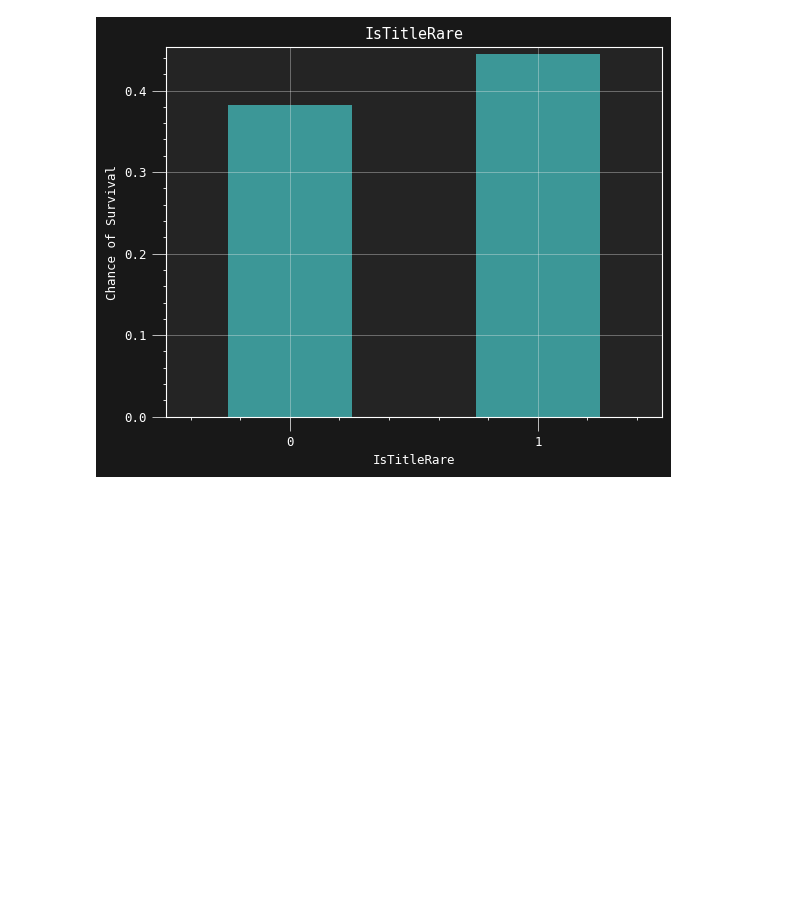
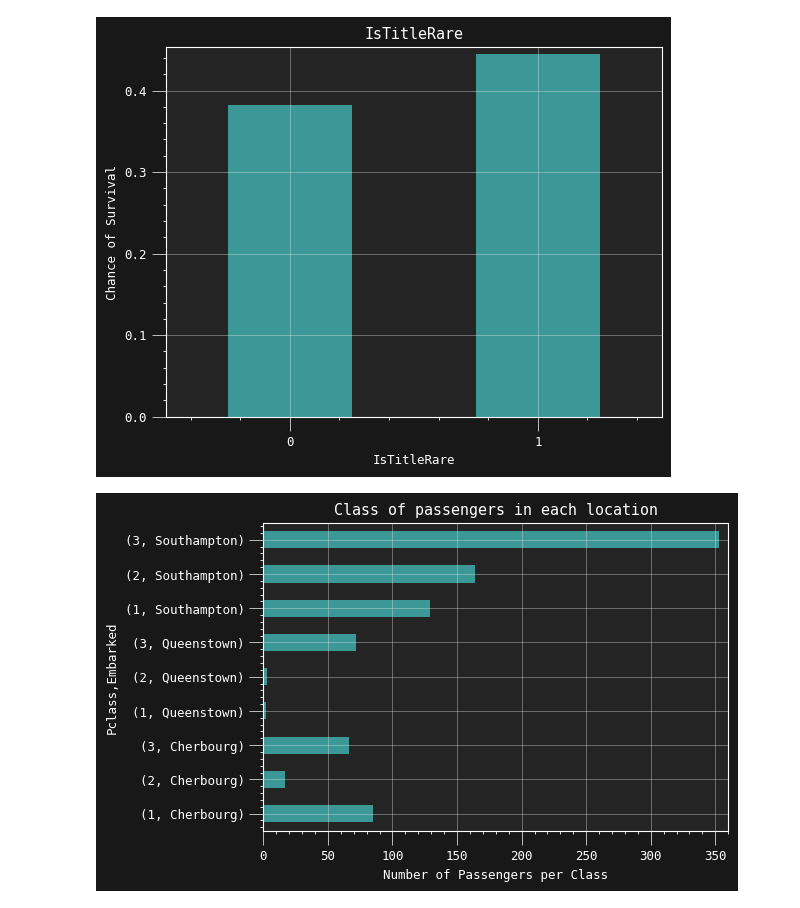
Before and after one commit to Homanloo/Titanic-Survival, a Jupyter notebook: Data_analysis.ipynb, the cells around one changed output. Cells and saved outputs as stored; diff of their text form; code cells hidden in the pictures; blank space fills up the shorter version.

```diff
--- a/Data_analysis.ipynb
+++ b/Data_analysis.ipynb
@@ -319,3 +336,18 @@ group_plot(df, "IsAlone", "bar")
 group_plot(df, "IsTitleRare", "bar")
 # %% [output]
 [figure]
+# %%
+grouped_embarked_pclass = df.groupby("Pclass")["Embarked"].value_counts()
+grouped_embarked_pclass = pd.DataFrame(grouped_embarked_pclass).sort_values(by=["Embarked", "Pclass"])
+
+grouped_embarked_pclass_plot = grouped_embarked_pclass.plot(
+    kind="barh",
+    xlabel="Number of Passengers per Class",
+    title="Class of passengers in each location",
+    rot=0,
+    legend=False,
+    figsize=(6, 4))
+
+plt.show(grouped_embarked_pclass_plot)
+# %% [output]
+[figure, added]
```
Also changed, not shown: parts of 4 cells of this notebook, 6 other files.
